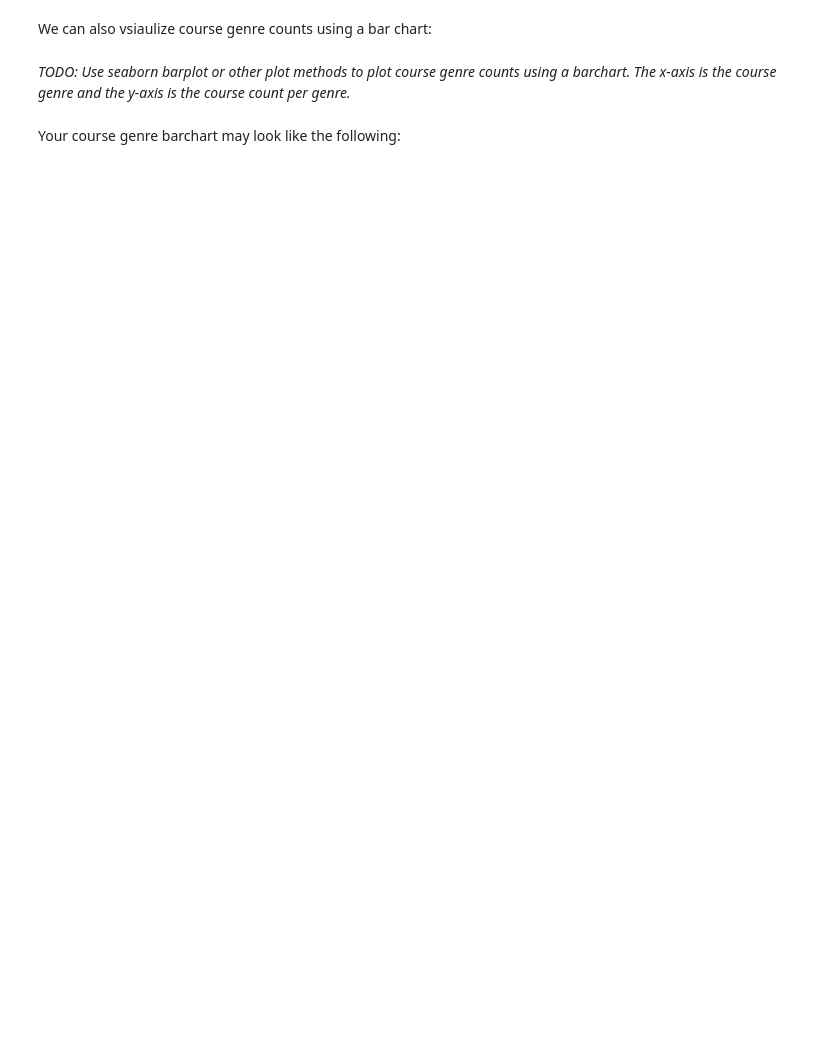
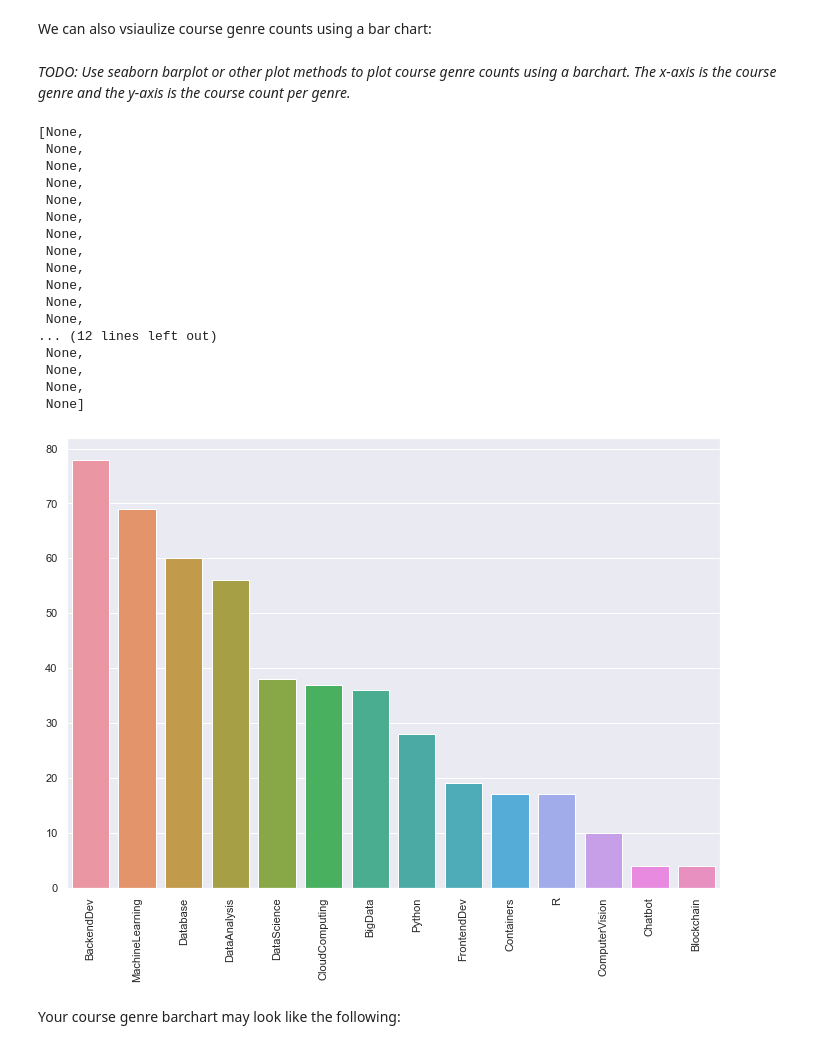
Before and after one commit to carlospalomino/CursoIBMMachineLearning, a Jupyter notebook: 06_Machine_learning_capstone/lab_jupyter_eda.ipynb, the cells around one changed output. Saved outputs shown, nothing was run; the diff lists cells and outputs as text; code cells hidden in the pictures; blank space fills up the shorter version.

```diff
--- a/06_Machine_learning_capstone/lab_jupyter_eda.ipynb
+++ b/06_Machine_learning_capstone/lab_jupyter_eda.ipynb
@@ -212,3 +229,6 @@ Given all the course genres, now let's calculate the course count for each genre
 *TODO: Use the Pandas dataframe sum() and sort_values() methods to genreate a sorted course count per genre. You may also implement the task with different solutions*
 # %%
 ## WRITE YOUR CODE HERE
+
+a=course_df[genres].sum().sort_values(ascending=False)
+a
@@ -221,3 +255,27 @@ We can also vsiaulize course genre counts using a bar chart:
+# %%
+# WRITE YOUR CODE HERE
+
+plot=sns.barplot(x=a.index, y=a.values)
+plt.setp(plot.get_xticklabels(), rotation=90)
+# %% [output]
+[None,
+ None,
+ None,
+ None,
+ None,
+ None,
+ None,
+ None,
+ None,
+ None,
+ None,
+ None,
+... (12 lines left out)
+ None,
+ None,
+ None,
+ None]
+[figure, added]
 # %% [markdown]
 Your course genre barchart may look like the following:
 # %% [markdown]
```
Also changed, not shown: parts of 12 cells of this notebook, 14 other files.
